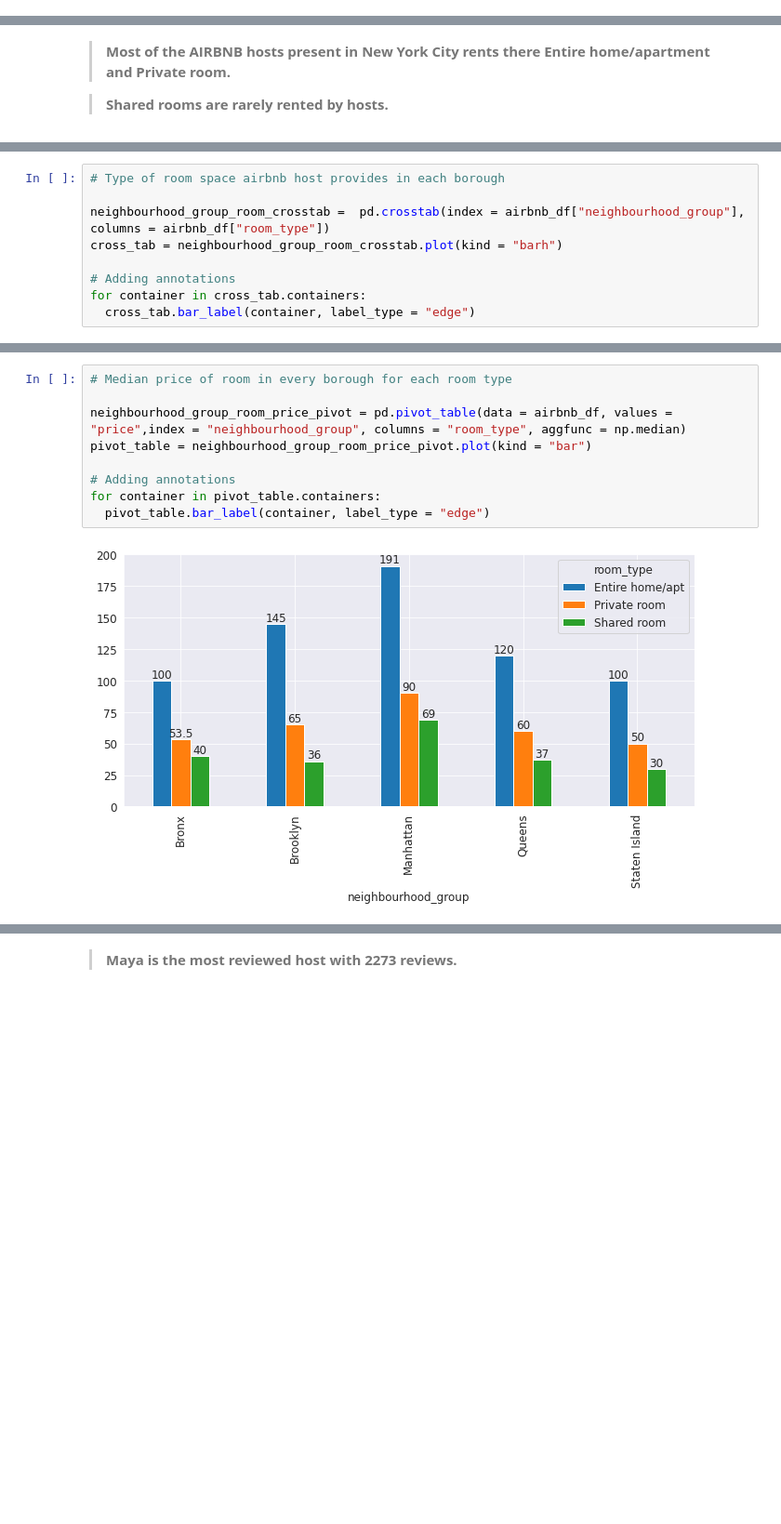
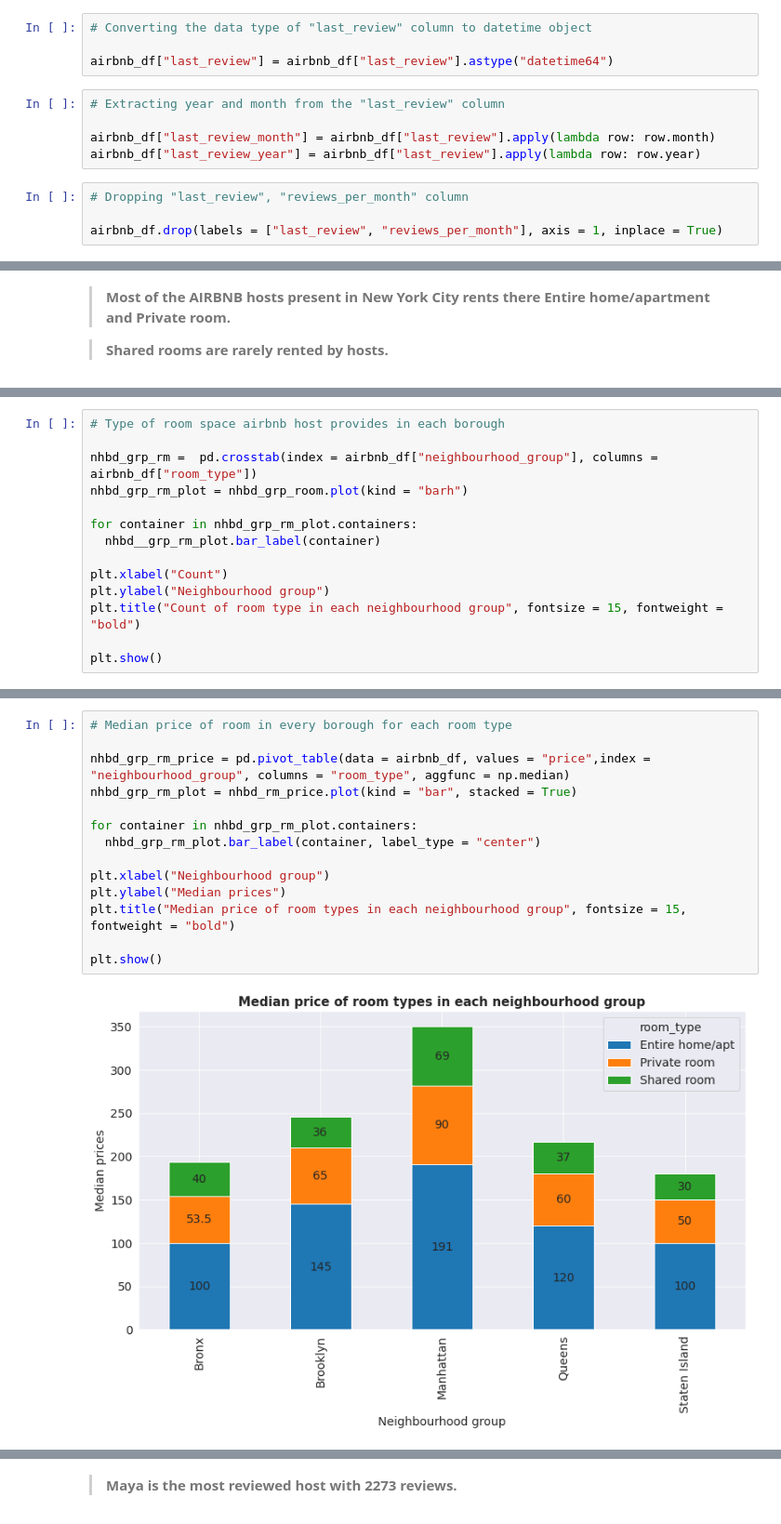
Before and after one commit to RupeshSharma14/Airbnb-Bookings-Analysis, a Jupyter notebook: Airbnb_Bookings_Analysis_Capstone_Project.ipynb, the cells around one changed output, grey strips where cells are left out. Shown at 93% size. Cells and saved outputs as stored; diff of their text form; blank space fills up the shorter version.

```diff
--- a/Airbnb_Bookings_Analysis_Capstone_Project.ipynb
+++ b/Airbnb_Bookings_Analysis_Capstone_Project.ipynb
@@ -141 +124,14 @@ airbnb_df.drop(labels = "last_review", axis = 1, inplace = True)        # Droppi
+# %%
+# Converting the data type of "last_review" column to datetime object
+
+airbnb_df["last_review"] = airbnb_df["last_review"].astype("datetime64")
+# %%
+# Extracting year and month from the "last_review" column
+
+airbnb_df["last_review_month"] = airbnb_df["last_review"].apply(lambda row: row.month)
+airbnb_df["last_review_year"] = airbnb_df["last_review"].apply(lambda row: row.year)
+# %%
+# Dropping "last_review", "reviews_per_month" column
+
+airbnb_df.drop(labels = ["last_review", "reviews_per_month"], axis = 1, inplace = True)
 # %%
@@ -300,10 +328,15 @@ plt.pie(airbnb_df['room_type'].value_counts(), labels = ['Entire home/apt', 'Pri
 # %%
 # Type of room space airbnb host provides in each borough
 
-neighbourhood_group_room_crosstab =  pd.crosstab(index = airbnb_df["neighbourhood_group"], columns = airbnb_df["room_type"])
-cross_tab = neighbourhood_group_room_crosstab.plot(kind = "barh")
+nhbd_grp_rm =  pd.crosstab(index = airbnb_df["neighbourhood_group"], columns = airbnb_df["room_type"])
+nhbd_grp_rm_plot = nhbd_grp_room.plot(kind = "barh")
 
-# Adding annotations
-for container in cross_tab.containers:
-  cross_tab.bar_label(container, label_type = "edge")
+for container in nhbd_grp_rm_plot.containers:
+  nhbd__grp_rm_plot.bar_label(container)
+
+plt.xlabel("Count")
+plt.ylabel("Neighbourhood group")
+plt.title("Count of room type in each neighbourhood group", fontsize = 15, fontweight = "bold")
+
+plt.show()
 # %% [output]
@@ -318,12 +351,17 @@ for container in cross_tab.containers:
 # %%
 # Median price of room in every borough for each room type
 
-neighbourhood_group_room_price_pivot = pd.pivot_table(data = airbnb_df, values = "price",index = "neighbourhood_group", columns = "room_type", aggfunc = np.median)
-pivot_table = neighbourhood_group_room_price_pivot.plot(kind = "bar")
+nhbd_grp_rm_price = pd.pivot_table(data = airbnb_df, values = "price",index = "neighbourhood_group", columns = "room_type", aggfunc = np.median)
+nhbd_grp_rm_plot = nhbd_rm_price.plot(kind = "bar", stacked = True)
 
-# Adding annotations
-for container in pivot_table.containers:
-  pivot_table.bar_label(container, label_type = "edge")
+for container in nhbd_grp_rm_plot.containers:
+  nhbd_grp_rm_plot.bar_label(container, label_type = "center")
+
+plt.xlabel("Neighbourhood group")
+plt.ylabel("Median prices")
+plt.title("Median price of room types in each neighbourhood group", fontsize = 15, fontweight = "bold")
+
+plt.show()
 # %% [output]
-[figure, old version]
+[figure, new version]
 # %% [markdown]
```
Also changed, not shown: parts of 71 cells of this notebook.
